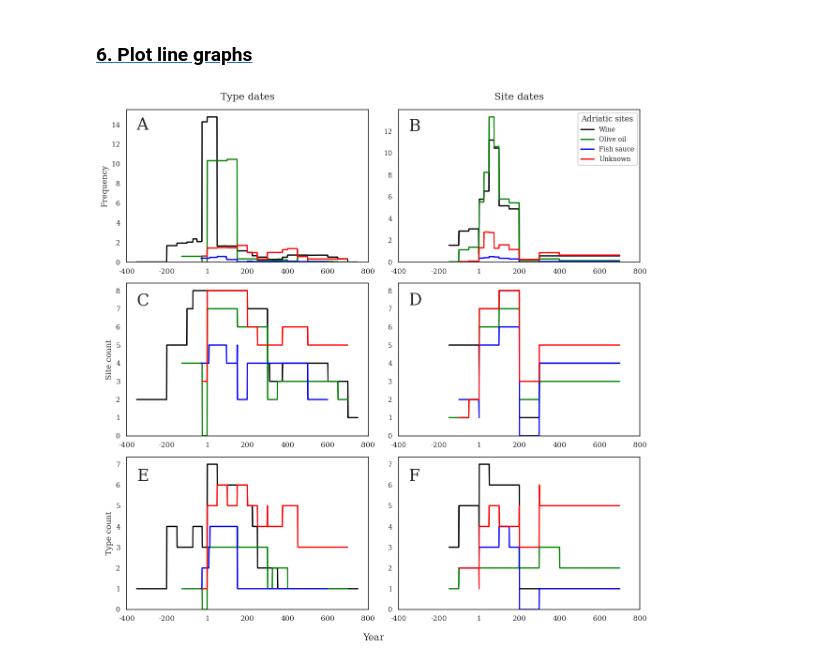
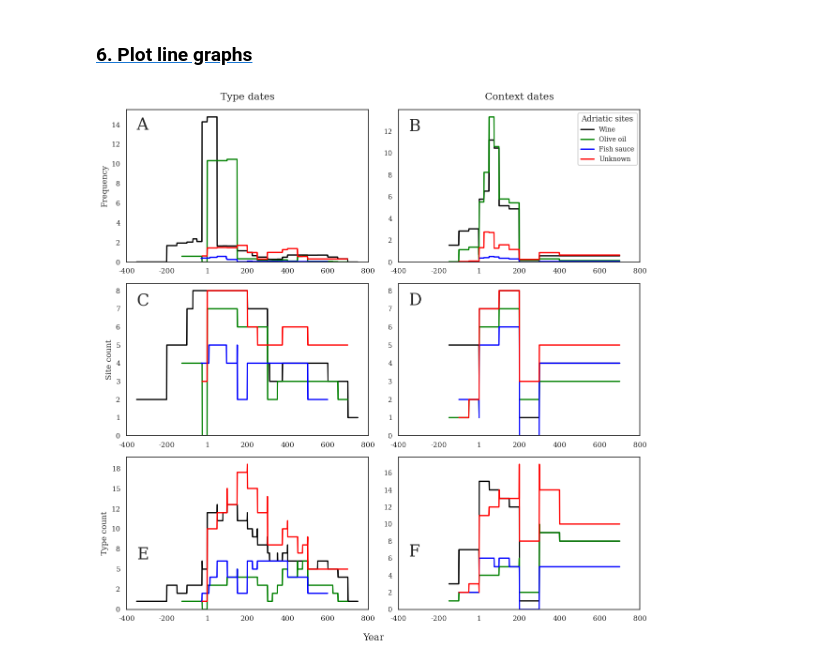
Before and after one commit to Tom-Brughmans/Sonata, a Jupyter notebook: src/application/Figs15a-f.ipynb, the cells around one changed output. Drawn from its saved outputs; the diff is of its cells as text; code cells hidden in the pictures.

Commit message:
1. merge amphora types 2. resolve site types issue 3. rerun figs

```diff
--- a/src/application/Figs15a-f.ipynb
+++ b/src/application/Figs15a-f.ipynb
@@ -23,7 +23,7 @@ from plot import plot_graph
 # %% [markdown]
 ### [<span style="color:black">2. Read in data</span>](#two)  <a id="2"></a>
 # %%
-data = pd.read_csv("../../data/Sonata_data_main.csv")
+data = pd.read_csv("../../data/Sonata_data.csv")
 data = data[data["Tyrrhenian_vs_Adriatic"] == "adriatic"]
 
 content = ["wine", "olive oil", "fish sauce", "unknown"]
@@ -46,7 +46,7 @@ list_of_dfs = []
 for cont in content:
     for start, end in zip(start_dates, end_dates):
 
-        df = data.groupby(["Amphora_type", start, end, "content"])["Frequency"].sum()
+        df = data.groupby(["Amphora_type_merged", start, end, "content"])["Frequency"].sum()
         df = df.reset_index()
         df = df.rename(columns = {"Frequency":"summed_freq"})
 
@@ -74,7 +74,7 @@ list_of_dfs.append(freq_context_dates)
 # %%
 for cont in content:
     for start, end in zip(start_dates, end_dates):
-        df = data.groupby(["Amphora_type", start, end, "content"])["Grouped_sites"].apply(lambda x: ",".join(x))
+        df = data.groupby(["Amphora_type_merged", start, end, "content"])["Grouped_sites"].apply(lambda x: ",".join(x))
         df = df.apply(lambda x: x.split(','))
         df = df.reset_index()
         df = df.rename(columns = {"Grouped_sites":"List_of_sites"})
@@ -97,9 +97,9 @@ list_of_dfs.append(site_count_context_dates)
 # %%
 for cont in content:
     for start, end in zip(start_dates, end_dates):
-        df = data.groupby([start, end, "content"])["New_type_name"].apply(list)
+        df = data.groupby([start, end, "content"])["Amphora_type_merged"].apply(list)
         df = df.reset_index()
-        df = df.rename(columns = {"New_type_name":"List_of_types"})
+        df = df.rename(columns = {"Amphora_type_merged":"List_of_types"})
 
         type_count = year_object_count_df(data = df[df["content"] == cont],
                                           lower_date = start,
@@ -134,32 +134,32 @@ for ax, df in zip(axs.ravel(), list_of_dfs):
                ax = ax,
                linewidth = 2)
 
     ax.set_ylim(0, None)
     ax.yaxis.set_major_formatter(FormatStrFormatter("%.0f"))
     ax.set_xlabel(None)
     ax.get_legend().remove()
     ax.set_ylabel(None)
     ax.set_xticklabels([int(i) if i != 0 else 1 for i in ax.get_xticks()])
     handles, labels = ax.get_legend_handles_labels()
     fig.legend(handles, labels, title="Adriatic sites", title_fontproperties = {"size":12}, bbox_to_anchor=(0.973, 0.957), fontsize = 10)
 
 axs[0,0].set_ylabel("Frequency")
 axs[1,0].set_ylabel("Site count")
 axs[2,0].set_ylabel("Type count")
 
 axs[0, 0].set_title(label = "Type dates", size=15, y=1.04)
-axs[0, 1].set_title(label = "Site dates", size=15, y=1.04)
+axs[0, 1].set_title(label = "Context dates", size=15, y=1.04)
 
 axs[0, 0].text(-350, 13.5, "A", fontsize = 25)
 axs[0, 1].text(-350, 12, "B", fontsize = 25)
 axs[1, 0].text(-350, 7.2, "C", fontsize = 25)
 axs[1, 1].text(-350, 7.2, "D", fontsize = 25)
 axs[2, 0].text(-350, 6.2, "E", fontsize = 25)
 axs[2, 1].text(-350, 6.2, "F", fontsize = 25)
 
 fig.supxlabel("Year")
 
 plt.tight_layout()
 plt.savefig("../../figs/Fig15a-f.png")
 # %% [output]
-[figure, old version]
+[figure, new version]
```
Also changed, not shown: 47 other files.
